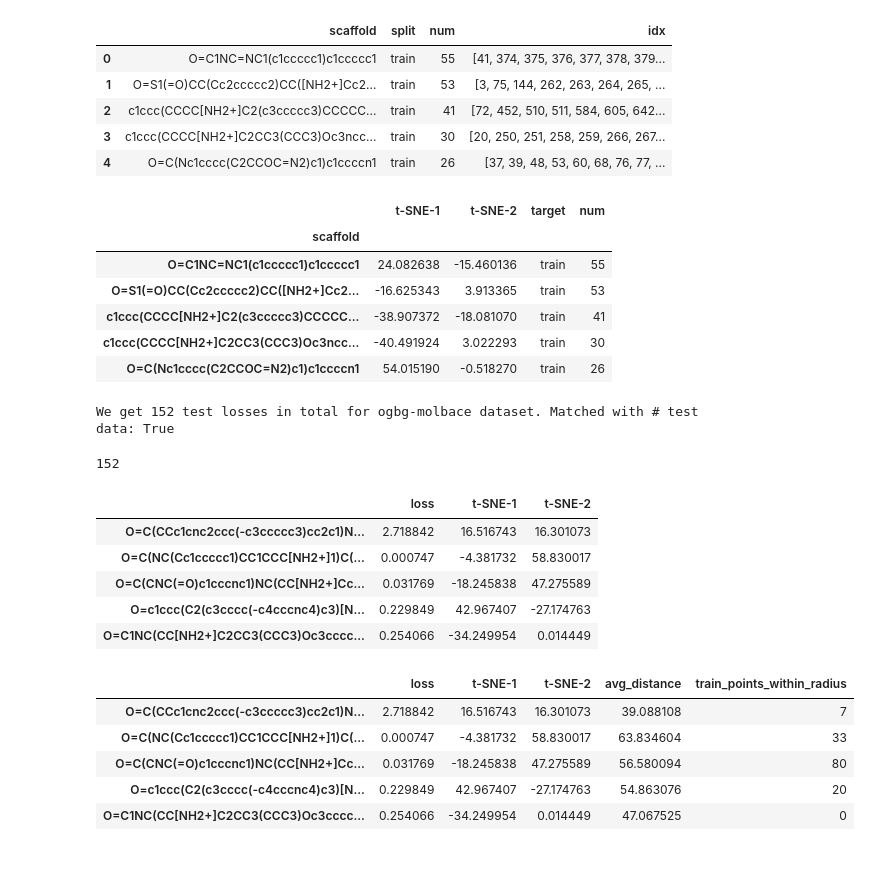
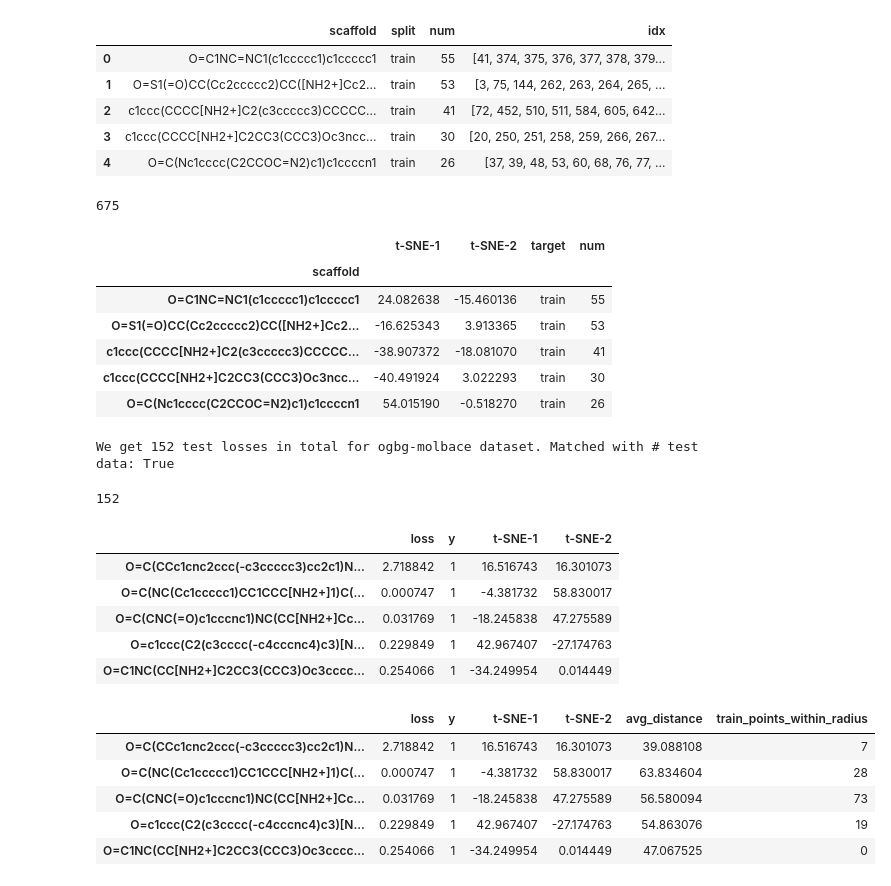
Before and after one commit to xwang38438/data_centric_molscaffold, a Jupyter notebook: test_perf.ipynb, the cells around one changed output. Saved outputs shown, nothing was run; the diff lists cells and outputs as text; code cells hidden in the pictures.

```diff
--- a/test_perf.ipynb
+++ b/test_perf.ipynb
@@ -103,8 +103,10 @@ scaffold_split_df.head()
 # %%
 # get the scaffold smiles for all test data
 test_idx = label_split_idx_scaffold['test']
+
+# extract the scaffold smiles(may have duplicates) and y for the test data
 test_scaff_smiles = new_labeled_dataset[test_idx].scaff_smiles
-
+test_y = new_labeled_dataset[test_idx].y.view(-1).tolist()
 
 # get tsne with all the scaffold smiles
 plot = Orig_Plotter.from_smiles(scaffold_split_df["scaffold"], sim_type='structural',
@@ -114,8 +116,12 @@ tsne = plot.tsne(random_state=0)
 # add num column to the tsne dataframe
 tsne['num'] = scaffold_split_df['num'].tolist()
 
+# print the num of rows in the tsne dataframe
+print(tsne.shape[0])
+
 tsne.head()
 # %% [output]
+675
 |  | t-SNE-1 | t-SNE-2 | target | num |
 | scaffold |  |  |  |  |
 | O=C1NC=NC1(c1ccccc1)c1ccccc1 | 24.082638 | -15.460136 | train | 55 |
@@ -141,6 +147,7 @@ print(len(test_scaff_smiles))
 # concatenate test_scaff_smiles with test_losses to a dataframe
 test_scaff_losses_df = pd.DataFrame({'loss': test_losses})
 test_scaff_losses_df.index = test_scaff_smiles
+test_scaff_losses_df['y'] = test_y
 
 # map tsne to test_scaff_losses_df
 test_scaff_losses_df['t-SNE-1'] = tsne.loc[test_scaff_losses_df.index, 't-SNE-1']
@@ -149,39 +156,42 @@ test_scaff_losses_df['t-SNE-2'] = tsne.loc[test_scaff_losses_df.index, 't-SNE-2'
 test_scaff_losses_df.head()
 # %% [output]
 152
-|  | loss | t-SNE-1 | t-SNE-2 |
-| O=C(CCc1cnc2ccc(-c3ccccc3)cc2c1)N... | 2.718842 | 16.516743 | 16.301073 |
-| O=C(NC(Cc1ccccc1)CC1CCC[NH2+]1)C(... | 0.000747 | -4.381732 | 58.830017 |
-| O=C(CNC(=O)c1cccnc1)NC(CC[NH2+]Cc... | 0.031769 | -18.245838 | 47.275589 |
-| O=c1ccc(C2(c3cccc(-c4cccnc4)c3)[N... | 0.229849 | 42.967407 | -27.174763 |
-| O=C1NC(CC[NH2+]C2CC3(CCC3)Oc3cccc... | 0.254066 | -34.249954 | 0.014449 |
+|  | loss | y | t-SNE-1 | t-SNE-2 |
+| O=C(CCc1cnc2ccc(-c3ccccc3)cc2c1)N... | 2.718842 | 1 | 16.516743 | 16.301073 |
+| O=C(NC(Cc1ccccc1)CC1CCC[NH2+]1)C(... | 0.000747 | 1 | -4.381732 | 58.830017 |
+| O=C(CNC(=O)c1cccnc1)NC(CC[NH2+]Cc... | 0.031769 | 1 | -18.245838 | 47.275589 |
+| O=c1ccc(C2(c3cccc(-c4cccnc4)c3)[N... | 0.229849 | 1 | 42.967407 | -27.174763 |
+| O=C1NC(CC[NH2+]C2CC3(CCC3)Oc3cccc... | 0.254066 | 1 | -34.249954 | 0.014449 |
 # %%
 train_df = tsne[tsne['target'] == 'train']
 # test_df = tsne[tsne['target'] == 'test']
 
-radius = 5
+radius = 4
 train_points_within_radius = []
 avg_distances = []
 
 for test_index, test_row in test_scaff_losses_df.iterrows():
     distances = []
     count = 0
     for train_index, train_row in train_df.iterrows():
         distance = np.sqrt((test_row['t-SNE-1'] - train_row['t-SNE-1'])**2 + (test_row['t-SNE-2'] - train_row['t-SNE-2'])**2)
         distances.append(distance)
         if distance <= radius:
             count += train_row['num']
     avg_distance = np.mean(distances) if distances else np.nan
     avg_distances.append(avg_distance)
     train_points_within_radius.append(count)
 
 test_scaff_losses_df['avg_distance'] = avg_distances
 test_scaff_losses_df['train_points_within_radius'] = train_points_within_radius
 test_scaff_losses_df.head()
+
+# exclude loss < 0.1
+# filterd_test_scaff_losses_df = test_scaff_losses_df[test_scaff_losses_df['loss'] > 1.5]
 # %% [output]
-|  | loss | t-SNE-1 | t-SNE-2 | avg_distance | train_points_within_radius |
-| O=C(CCc1cnc2ccc(-c3ccccc3)cc2c1)N... | 2.718842 | 16.516743 | 16.301073 | 39.088108 | 7 |
-| O=C(NC(Cc1ccccc1)CC1CCC[NH2+]1)C(... | 0.000747 | -4.381732 | 58.830017 | 63.834604 | 33 |
-| O=C(CNC(=O)c1cccnc1)NC(CC[NH2+]Cc... | 0.031769 | -18.245838 | 47.275589 | 56.580094 | 80 |
-| O=c1ccc(C2(c3cccc(-c4cccnc4)c3)[N... | 0.229849 | 42.967407 | -27.174763 | 54.863076 | 20 |
-| O=C1NC(CC[NH2+]C2CC3(CCC3)Oc3cccc... | 0.254066 | -34.249954 | 0.014449 | 47.067525 | 0 |
+|  | loss | y | t-SNE-1 | t-SNE-2 | avg_distance | train_points_within_radius |
+| O=C(CCc1cnc2ccc(-c3ccccc3)cc2c1)N... | 2.718842 | 1 | 16.516743 | 16.301073 | 39.088108 | 7 |
+| O=C(NC(Cc1ccccc1)CC1CCC[NH2+]1)C(... | 0.000747 | 1 | -4.381732 | 58.830017 | 63.834604 | 28 |
+| O=C(CNC(=O)c1cccnc1)NC(CC[NH2+]Cc... | 0.031769 | 1 | -18.245838 | 47.275589 | 56.580094 | 73 |
+| O=c1ccc(C2(c3cccc(-c4cccnc4)c3)[N... | 0.229849 | 1 | 42.967407 | -27.174763 | 54.863076 | 19 |
+| O=C1NC(CC[NH2+]C2CC3(CCC3)Oc3cccc... | 0.254066 | 1 | -34.249954 | 0.014449 | 47.067525 | 0 |
```
Also changed, not shown: parts of 3 cells of this notebook, 2 other files.
